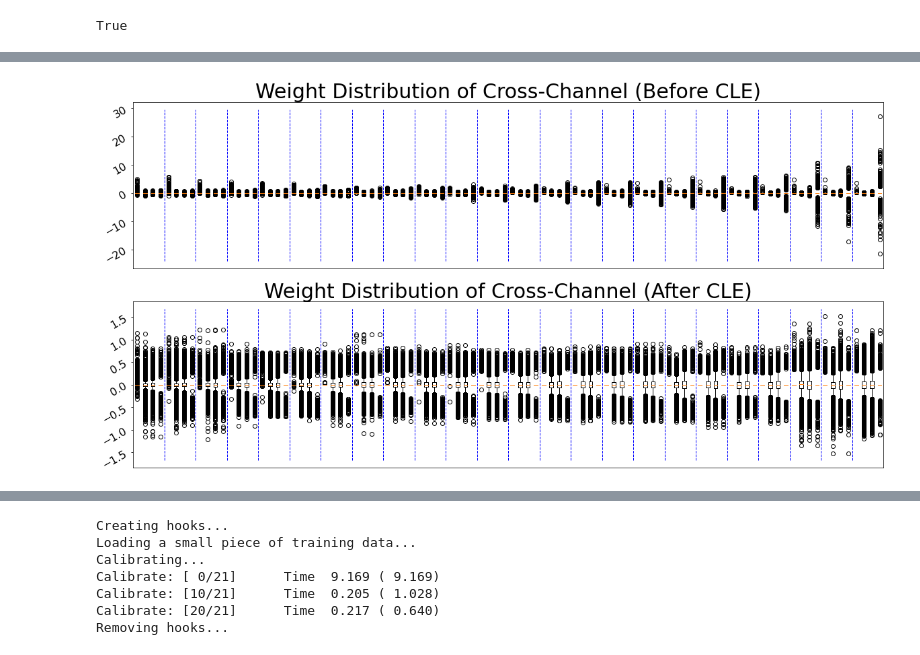
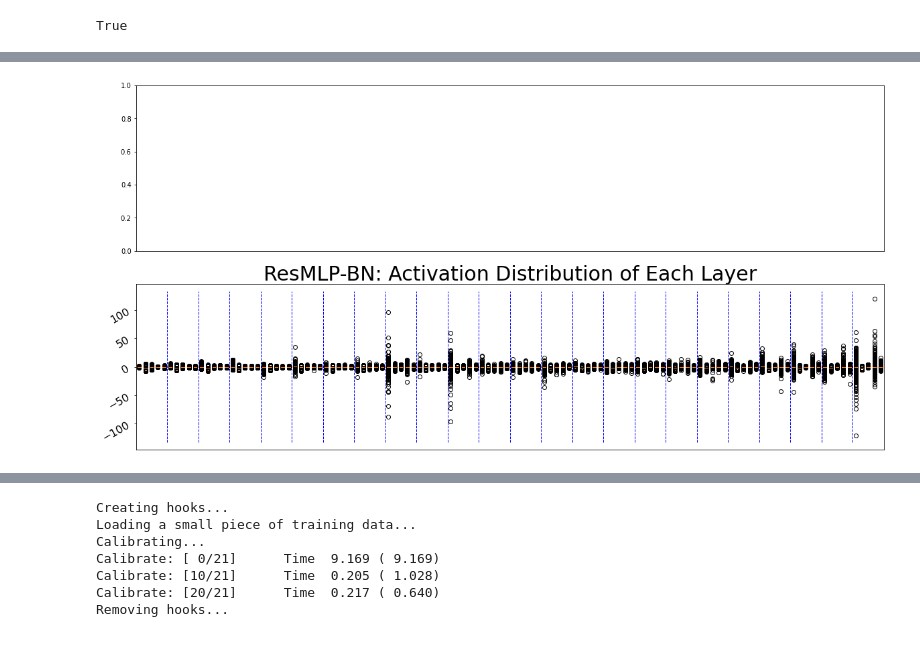
Before and after one commit to scott306lr/ResMLP_QAT, a Jupyter notebook: model_analyze.ipynb, the cells around one changed output, grey strips where cells are left out. Saved outputs shown, nothing was run; the diff lists cells and outputs as text; code cells hidden in the pictures.

```diff
--- a/model_analyze.ipynb
+++ b/model_analyze.ipynb
@@ -31,0 +103,2 @@ layer_dist(model, 0, 23, name='Weight Distribution of Each Layer (After CLE)', a
+# %%
+model_norm = resmlp_24_norm(pretrained=True).eval()
@@ -32,11 +220,10 @@ layer_dist(model, 0, 23, name='Weight Distribution of Each Layer (After CLE)', a
 # %%
-model = resmlp_24(pretrained=True).eval()
+# model_norm = resmlp_24_norm(pretrained=True).cuda().eval()
+# model_norm.cuda().eval()
 fig, ax = plt.subplots(2,1, figsize=(20, 10))
 ax[0].get_xaxis().set_visible(False)
 ax[1].get_xaxis().set_visible(False)
 
-layer_dist(model, 0, 23, show_layers=["norm2", "mlp.fc1", "mlp.fc2", "gamma_2"], name='Weight Distribution of Cross-Channel (Before CLE)', ax=ax[0])
-cle_for_resmlp(model)
-layer_dist(model, 0, 23, show_layers=["norm2", "mlp.fc1", "mlp.fc2", "gamma_2"], name='Weight Distribution of Cross-Channel (After CLE)', ax=ax[1])
+act_dist(model_norm, 0, 23, name='ResMLP-BN: Activation Distribution of Each Layer', ax=ax[1], real_sim=False)
 # %% [output]
-[figure, old version]
+[figure, new version]
```
Also changed, not shown: parts of 18 cells of this notebook, 4 other files.
